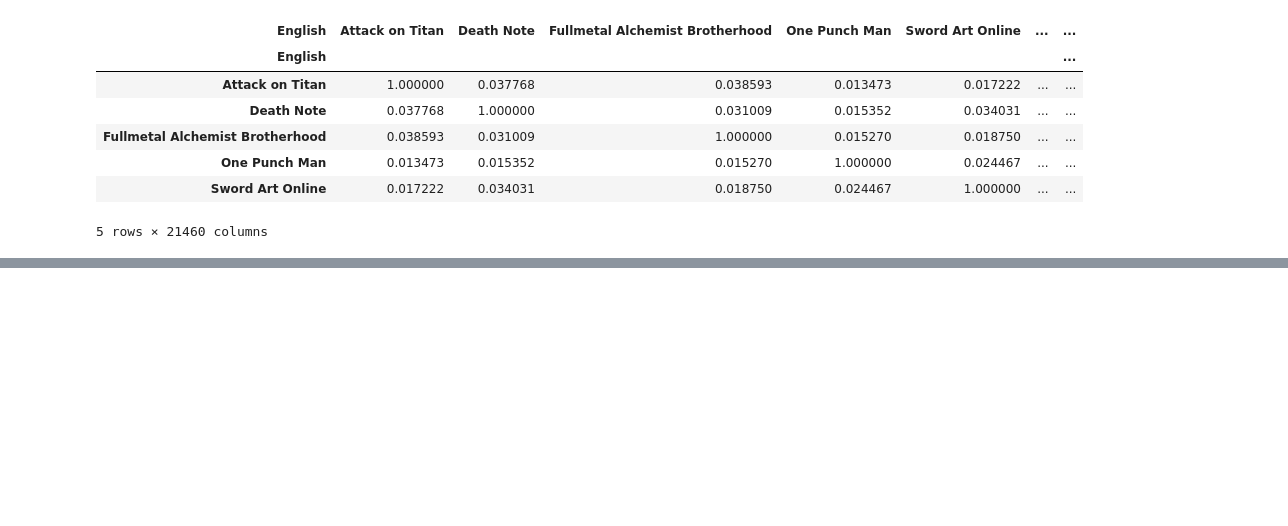
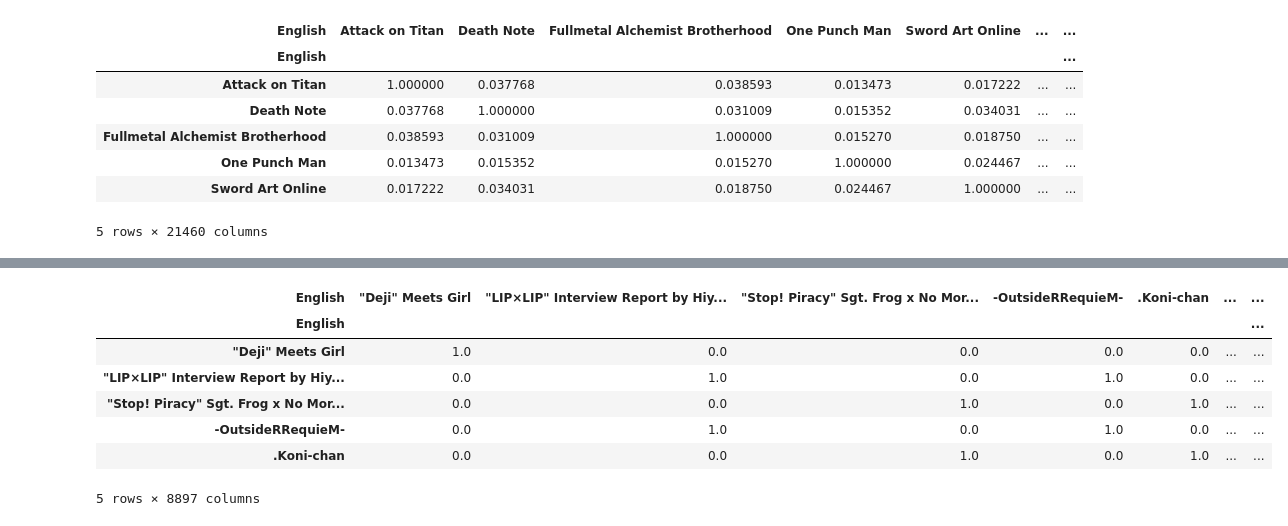
Before and after one commit to 68freeworld/Anime-Recommendation-Model, a Jupyter notebook: anime.ipynb, the cells around one changed output, grey strips where cells are left out. Cells and saved outputs as stored; diff of their text form; code cells hidden in the pictures; blank space fills up the shorter version.

```diff
--- a/anime.ipynb
+++ b/anime.ipynb
@@ -194,0 +235,18 @@ Unknown
+# %%
+# Convert the similarity array into a DataFrame with show titles as both index and columns
+jaccard_similarity_df = pd.DataFrame(
+    jaccard_similarity_array,
+    index = animes_cross_table.index,
+    columns = animes_cross_table.index
+)
+# %%
+jaccard_similarity_df.head()
+# %% [output]
+| English | "Deji" Meets Girl | "LIP×LIP" Interview Report by Hiy... | "Stop! Piracy" Sgt. Frog x No Mor... | -OutsideRRequieM- | .Koni-chan | ... | ... |
+| English |  |  |  |  |  |  | ... |
+| "Deji" Meets Girl | 1.0 | 0.0 | 0.0 | 0.0 | 0.0 | ... | ... |
+| "LIP×LIP" Interview Report by Hiy... | 0.0 | 1.0 | 0.0 | 1.0 | 0.0 | ... | ... |
+| "Stop! Piracy" Sgt. Frog x No Mor... | 0.0 | 0.0 | 1.0 | 0.0 | 1.0 | ... | ... |
+| -OutsideRRequieM- | 0.0 | 1.0 | 0.0 | 1.0 | 0.0 | ... | ... |
+| .Koni-chan | 0.0 | 0.0 | 1.0 | 0.0 | 1.0 | ... | ... |
+5 rows × 8897 columns
```
Also changed, not shown: parts of 17 cells of this notebook.
